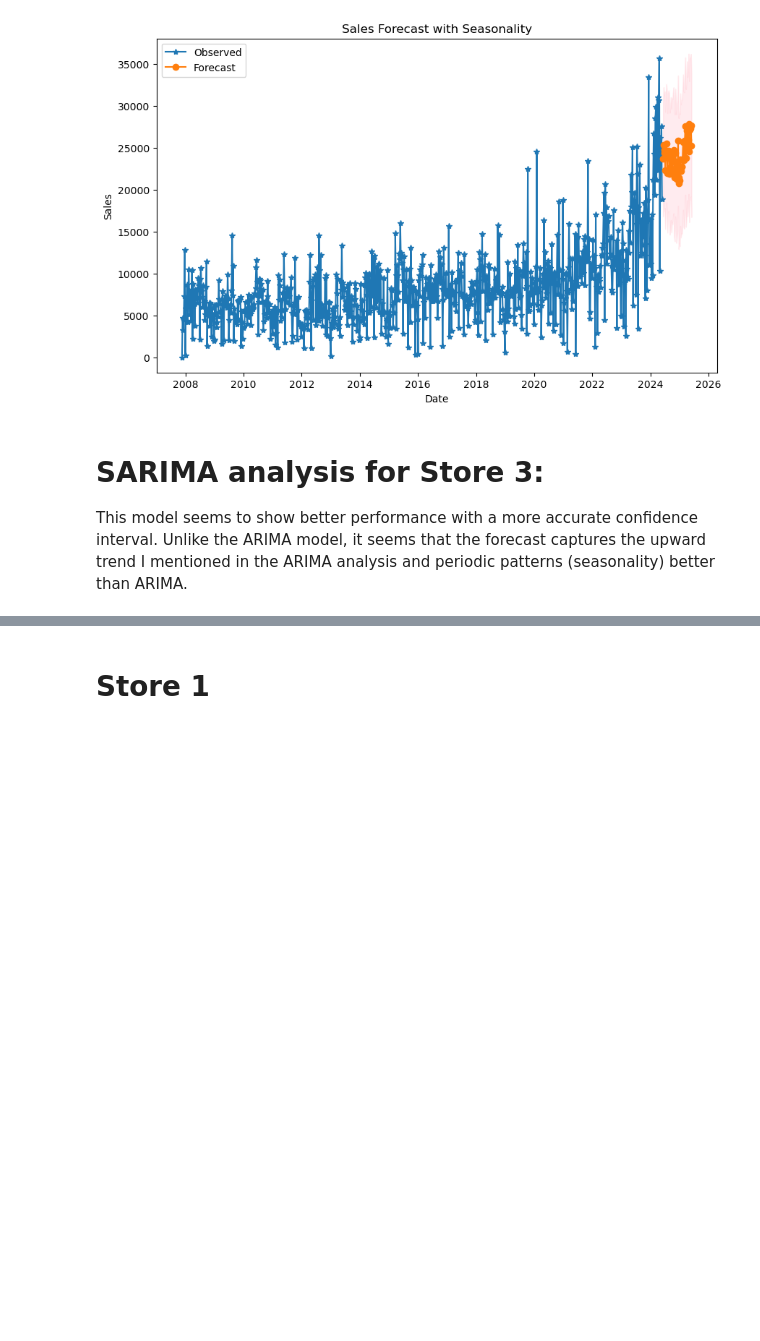
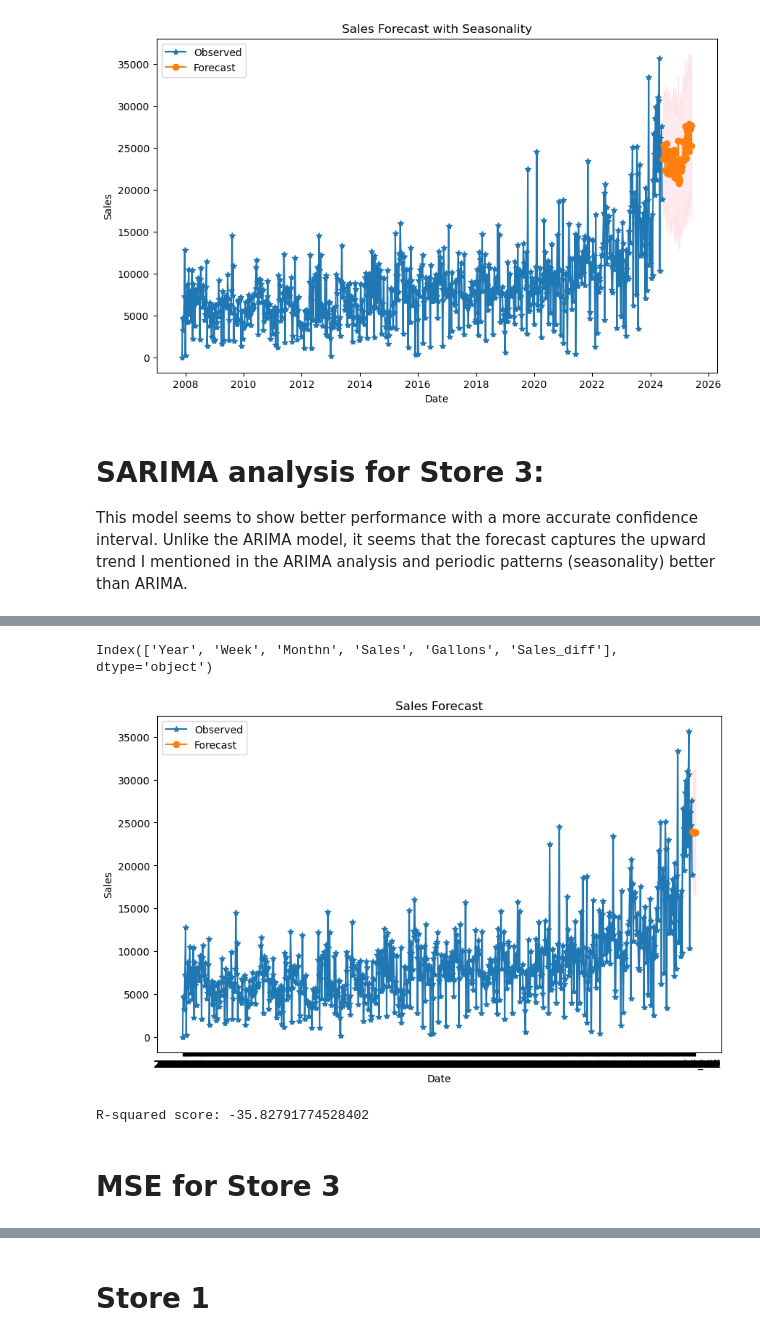
Before and after one commit to srhill12/project-2-group-3, a Jupyter notebook: steven's notebook/Steven's Notebook.ipynb, the cells around one changed output, grey strips where cells are left out. Cells and saved outputs as stored; diff of their text form; code cells hidden in the pictures; blank space fills up the shorter version.

```diff
--- a/steven's notebook/Steven's Notebook.ipynb
+++ b/steven's notebook/Steven's Notebook.ipynb
@@ -372,0 +372,48 @@ This model seems to show better performance with a more accurate confidence inte
+# %%
+print(store3_final_df.columns)
+# %% [output]
+Index(['Year', 'Week', 'Monthn', 'Sales', 'Gallons', 'Sales_diff'], dtype='object')
+# %%
+# Create a datetime index from "Year" and "Week" columns
+store3_final_df['date'] = pd.to_datetime(store3_final_df['Year'].astype(str) + store3_final_df['Week'].astype(str).str.zfill(2) + '0', format='%Y%U%w')
+# %%
+# Set the new datetime column as the index
+store3_final_df.set_index('date', inplace=True)
+# %%
+# split the data into train and test sets
+train_size = int(len(store3_final_df) * 0.8)
+train, test = store3_final_df.iloc[:train_size], store3_final_df.iloc[train_size]
+# %%
+# Forecast on the test data with confidence intervals
+forecast_steps = len(test)
+forecast_result = model_fit.get_forecast(steps=forecast_steps)
+
+# Extract the forecasted mean and confidence intervals
+arima_forecast = forecast_result.predicted_mean
+conf_int = forecast_result.conf_int()
+
+# Convert datetime indices to strings for plotting
+test_index_str = test.index.astype(str)
+store3_final_df_index_str = store3_final_df.index.astype(str)
+
+# Plot the forecast
+plt.figure(figsize=(10, 6))
+plt.plot(store3_final_df_index_str, store3_final_df['Sales'], label='Observed', marker='*')
+plt.plot(test_index_str, arima_forecast, label='Forecast', marker='o')
+plt.fill_between(test_index_str, conf_int.iloc[:, 0], conf_int.iloc[:, 1], color='pink', alpha=0.3)
+plt.title('Sales Forecast')
+plt.xlabel('Date')
+plt.ylabel('Sales')
+plt.legend()
+plt.show()
+# %% [output]
+[figure, added]
+# %%
+# Compute R-squared score
+r2 = r2_score(test, arima_forecast)
+
+print(f'R-squared score: {r2}')
+# %% [output]
+R-squared score: -35.82791774528402
+# %% [markdown]
+# MSE for Store 3
```
Also changed, not shown: parts of 13 cells of this notebook, 6 other files.
